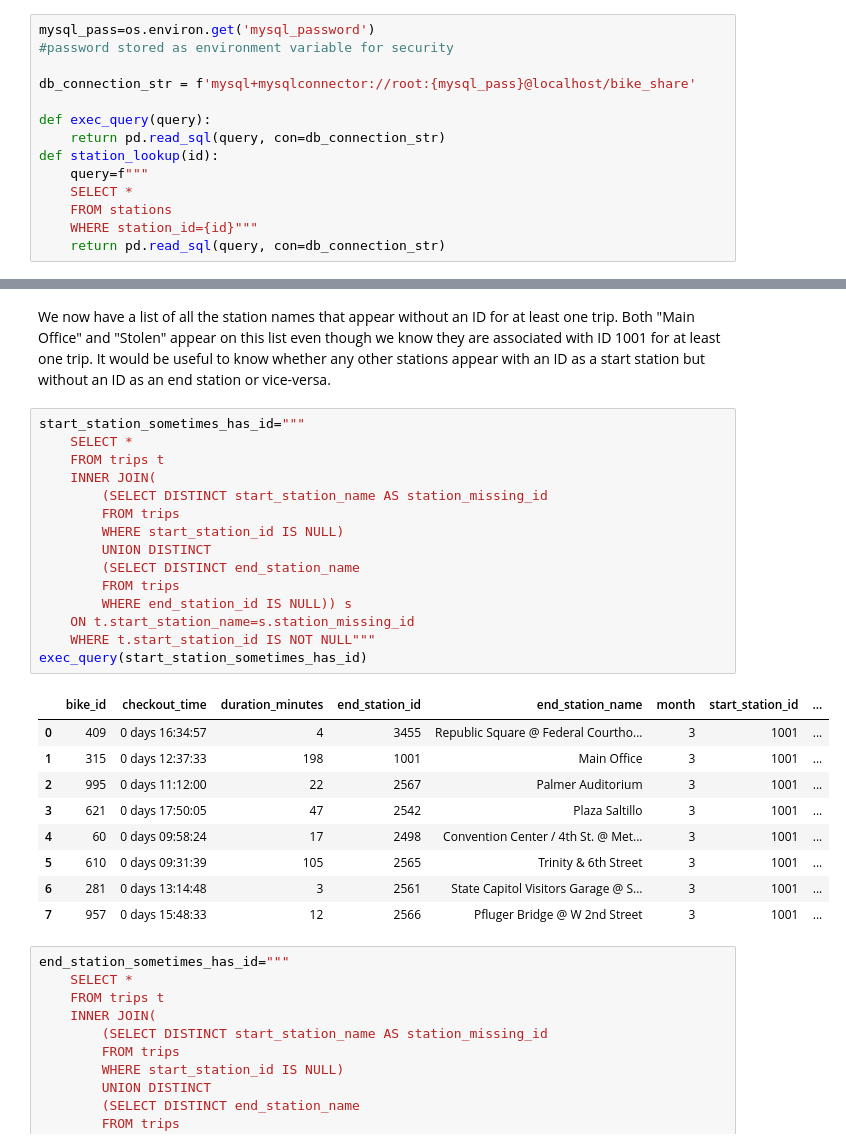
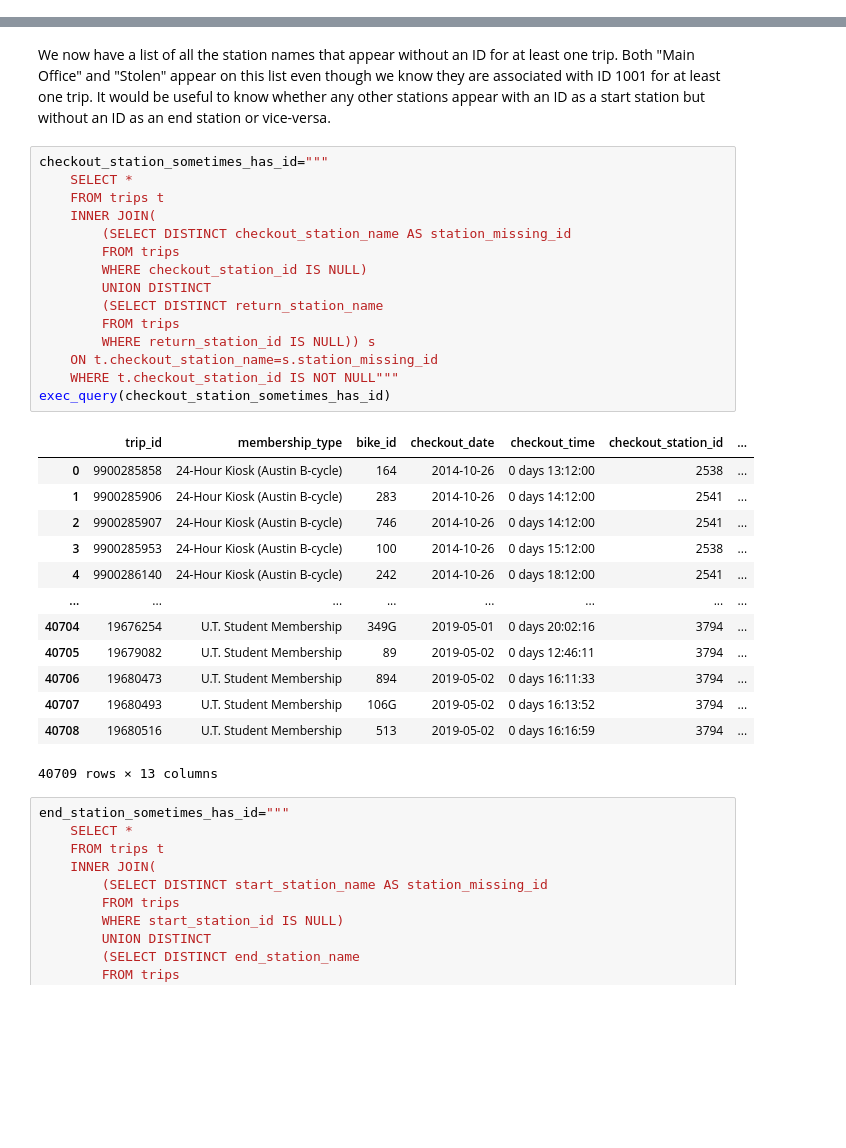
Before and after one commit to MQuigley2/bikeshare, a Jupyter notebook: bikeshare_initial_data_exploration.ipynb, the cells around one changed output, grey strips where cells are left out. Cells and saved outputs as stored; diff of their text form; blank space fills up the shorter version.

```diff
--- a/bikeshare_initial_data_exploration.ipynb
+++ b/bikeshare_initial_data_exploration.ipynb
@@ -6,17 +6,3 @@ import plotly.express as px
-# %%
-mysql_pass=os.environ.get('mysql_password')
-#password stored as environment variable for security
-
-db_connection_str = f'mysql+mysqlconnector://root:{mysql_pass}@localhost/bike_share'
-
-def exec_query(query):
-    return pd.read_sql(query, con=db_connection_str)
-def station_lookup(id):
-    query=f"""
-    SELECT *
-    FROM stations
-    WHERE station_id={id}"""
-    return pd.read_sql(query, con=db_connection_str)
 # %%
 exec_query('SELECT * FROM trips LIMIT 10')
 # %% [output]
@@ -396,30 +505,34 @@ stations_without_id
 # %% [markdown]
 We now have a list of all the station names that appear without an ID for at least one trip. Both "Main Office" and "Stolen" appear on this list even though we know they are associated with ID 1001 for at least one trip. It would be useful to know whether any other stations appear with an ID as a start station but without an ID as an end station or vice-versa.
 # %%
-start_station_sometimes_has_id="""
+checkout_station_sometimes_has_id="""
     SELECT *
     FROM trips t
     INNER JOIN(
-        (SELECT DISTINCT start_station_name AS station_missing_id
+        (SELECT DISTINCT checkout_station_name AS station_missing_id
         FROM trips
-        WHERE start_station_id IS NULL)
+        WHERE checkout_station_id IS NULL)
         UNION DISTINCT
-        (SELECT DISTINCT end_station_name
+        (SELECT DISTINCT return_station_name
         FROM trips
-        WHERE end_station_id IS NULL)) s
-    ON t.start_station_name=s.station_missing_id
-    WHERE t.start_station_id IS NOT NULL"""
-exec_query(start_station_sometimes_has_id)
+        WHERE return_station_id IS NULL)) s
+    ON t.checkout_station_name=s.station_missing_id
+    WHERE t.checkout_station_id IS NOT NULL"""
+exec_query(checkout_station_sometimes_has_id)
 # %% [output]
-|  | bike_id | checkout_time | duration_minutes | end_station_id | end_station_name | month | start_station_id | ... |
-| 0 | 409 | 0 days 16:34:57 | 4 | 3455 | Republic Square @ Federal Courtho... | 3 | 1001 | ... |
-| 1 | 315 | 0 days 12:37:33 | 198 | 1001 | Main Office | 3 | 1001 | ... |
-| 2 | 995 | 0 days 11:12:00 | 22 | 2567 | Palmer Auditorium | 3 | 1001 | ... |
-| 3 | 621 | 0 days 17:50:05 | 47 | 2542 | Plaza Saltillo | 3 | 1001 | ... |
-| 4 | 60 | 0 days 09:58:24 | 17 | 2498 | Convention Center / 4th St. @ Met... | 3 | 1001 | ... |
-| 5 | 610 | 0 days 09:31:39 | 105 | 2565 | Trinity & 6th Street | 3 | 1001 | ... |
-| 6 | 281 | 0 days 13:14:48 | 3 | 2561 | State Capitol Visitors Garage @ S... | 3 | 1001 | ... |
-| 7 | 957 | 0 days 15:48:33 | 12 | 2566 | Pfluger Bridge @ W 2nd Street | 3 | 1001 | ... |
+|  | trip_id | membership_type | bike_id | checkout_date | checkout_time | checkout_station_id | ... |
+| 0 | 9900285858 | 24-Hour Kiosk (Austin B-cycle) | 164 | 2014-10-26 | 0 days 13:12:00 | 2538 | ... |
+| 1 | 9900285906 | 24-Hour Kiosk (Austin B-cycle) | 283 | 2014-10-26 | 0 days 14:12:00 | 2541 | ... |
+| 2 | 9900285907 | 24-Hour Kiosk (Austin B-cycle) | 746 | 2014-10-26 | 0 days 14:12:00 | 2541 | ... |
+| 3 | 9900285953 | 24-Hour Kiosk (Austin B-cycle) | 100 | 2014-10-26 | 0 days 15:12:00 | 2538 | ... |
+| 4 | 9900286140 | 24-Hour Kiosk (Austin B-cycle) | 242 | 2014-10-26 | 0 days 18:12:00 | 2541 | ... |
+| ... | ... | ... | ... | ... | ... | ... | ... |
+| 40704 | 19676254 | U.T. Student Membership | 349G | 2019-05-01 | 0 days 20:02:16 | 3794 | ... |
+| 40705 | 19679082 | U.T. Student Membership | 89 | 2019-05-02 | 0 days 12:46:11 | 3794 | ... |
+| 40706 | 19680473 | U.T. Student Membership | 894 | 2019-05-02 | 0 days 16:11:33 | 3794 | ... |
+| 40707 | 19680493 | U.T. Student Membership | 106G | 2019-05-02 | 0 days 16:13:52 | 3794 | ... |
+| 40708 | 19680516 | U.T. Student Membership | 513 | 2019-05-02 | 0 days 16:16:59 | 3794 | ... |
+40709 rows × 13 columns
 # %%
 end_station_sometimes_has_id="""
     SELECT *
```
Also changed, not shown: parts of 60 cells of this notebook, 2 other files.
